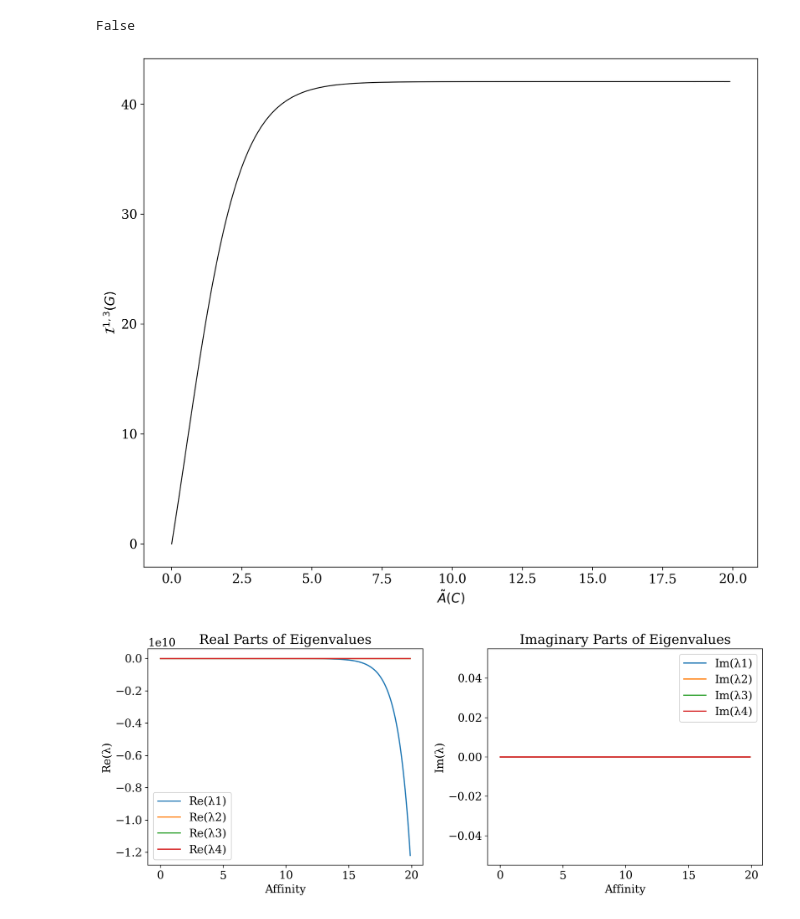
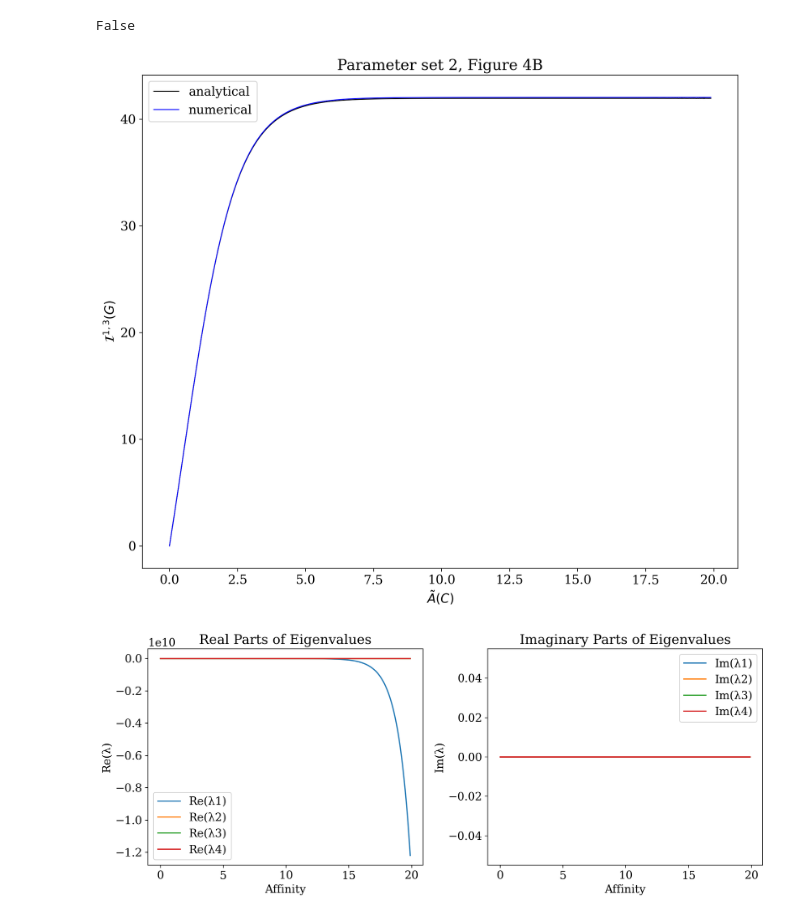
Before and after one commit to sjhaque14/steinberg-signature, a Jupyter notebook: k4_analytical.ipynb, the cells around one changed output. Cells and saved outputs as stored; diff of their text form; code cells hidden in the pictures.

Commit message:
ran and documented new parameter sets

```diff
--- a/k4_analytical.ipynb
+++ b/k4_analytical.ipynb
@@ -173,7 +173,7 @@ aff = cycle_affinity(labels_f,labels_r)
 print(f"Affinity at equilibrium: {aff:.2e}  (should be ~0)")
 
 signal = make_observable([1,2,3,4])
-tau, _ = define_tau_range(lap_eq,cap_factor=200.0)
+tau,tau_max = define_tau_range(lap, max_points=500, cap_factor=10.0)
 check_analytical_numerical_consistency(signal, lap_eq, tau)
 print("PASS: analytical and numerical areas agree at equilibrium")
 
@@ -183,13 +183,13 @@ lap_neq = lap_k4(labels_f, labels_r)
 aff_neq = cycle_affinity(labels_f, labels_r)
 print(f"\nAffinity off equilibrium: {aff_neq:.4f}")
 
-tau_neq, _ = define_tau_range(lap_neq,cap_factor=200.0)
+tau,tau_max = define_tau_range(lap, max_points=500, cap_factor=10.0)
 a_13, a_31 = asymmetric_autocorrelation(signal, lap_neq, tau_neq)
 print(f"tau_max: {tau_neq[-1]:.4f}")
 print(f"a_13 at tau_max: {a_13[-1]:.6e}")
 print(f"a_31 at tau_max: {a_31[-1]:.6e}")
 
-tau_neq, _ = define_tau_range(lap_neq,cap_factor=200.0)
+tau,tau_max = define_tau_range(lap, max_points=500, cap_factor=10.0)
 check_analytical_numerical_consistency(signal, lap_neq, tau_neq)
 print("PASS: analytical and numerical areas agree off equilibrium")
 # %% [output]
@@ -266,7 +266,8 @@ alpha, beta  = 1, 3
 # %%
 N = 2000
 affinities = np.empty(N, dtype=float)
-areas = np.empty(N)
+analytical_areas = np.empty(N)
+numerical_areas = np.empty(N)
 eigvals_all_r = np.zeros((N, 4), dtype=float)
 eigvals_all_c = np.zeros((N, 4), dtype=float)
 
@@ -286,7 +287,11 @@ for i in tqdm(range(0,N)):
     aff = np.abs(np.log(np.prod(labels_f)/np.prod(labels_r)))
     affinities[i] = aff
 
-    areas[i] = np.abs(steinberg_analytical_area(signal,lap,alpha=1,beta=3))
+    tau,tau_max = define_tau_range(lap, max_points=500, cap_factor=10.0)
+    a_13, a_31 = asymmetric_autocorrelation(signal, lap, tau)
+
+    numerical_areas[i] = numerical_area(a_13, a_31, tau)
+    analytical_areas[i] = np.abs(steinberg_analytical_area(signal,lap,alpha=1,beta=3))
 
     lambdas, w_i, z_i = spectrum_any(lap)
     eigvals_all_r[i, :] = np.sort(lambdas.real)
@@ -301,7 +306,7 @@ pi = np.array(pi_dist(lap))
 delta_u_star = np.diag(pi)
 B_final = B_matrix(lambdas, Lk_list, delta_u_star)
 print("B(G) at final step:")
-print(B_final)
+print(B_final.view())
 check_symmetric(B_final, rtol=1e-05, atol=1e-08)
 # %% [output]
 B(G) at final step:
@@ -316,12 +321,16 @@ B(G) at final step:
 False
 # %%
 # Steinberg curve plot
-plt.plot(np.abs(affinities),areas,label=r'$\mathcal{I}^{1,3}(G)$',linewidth=1, color= 'black')
+plt.plot(np.abs(affinities),numerical_areas,linewidth=1, color= 'black',label='analytical')
+plt.plot(np.abs(affinities),analytical_areas,linewidth=1,color='blue',label='numerical')
 plt.xlabel(r"$\tilde{A}(C)$")
 plt.ylabel(r"$\mathcal{I}^{1,3}(G)$")
+plt.title("Parameter set 2, Figure 4B")
+plt.legend()
+plt.savefig("pset2_fig4b.png")
 plt.show()
 # %% [output]
-[figure, old version]
+[figure, new version]
 # %%
 # Eigenvalues plots
 plt.figure(figsize=(12,5))
```
Also changed, not shown: parts of 14 cells of this notebook, 6 other files.
